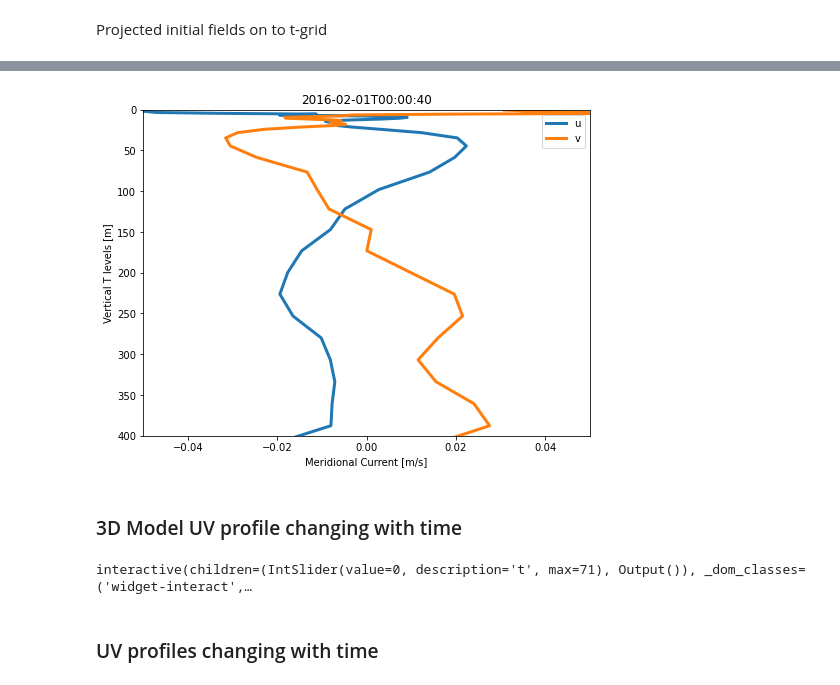
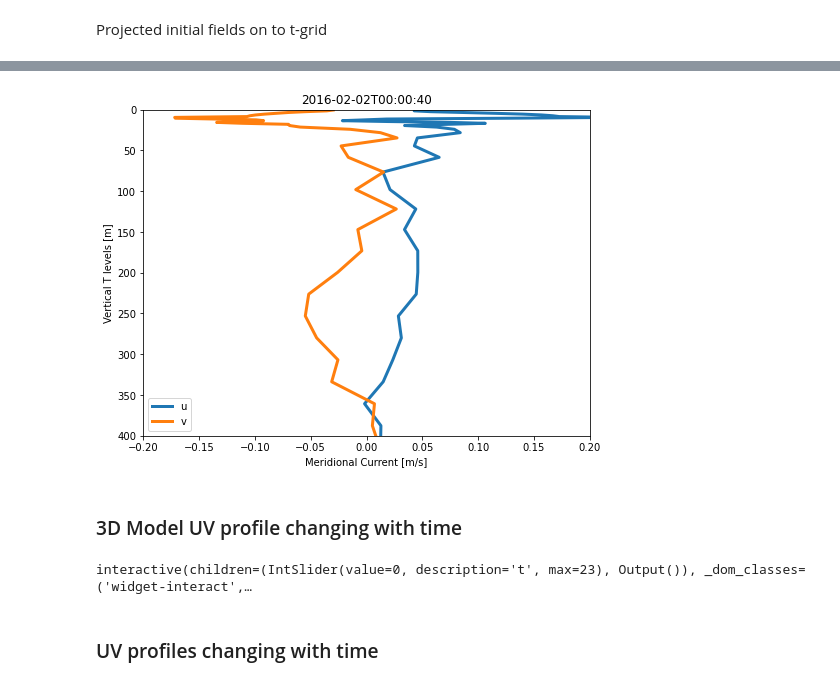
Before and after one commit to jmunroe/C1D_SS, a Jupyter notebook: EXP00/Model Comparison.ipynb, the cells around one changed output, grey strips where cells are left out. Drawn from its saved outputs; the diff is of its cells as text; code cells hidden in the pictures.

```diff
--- a/EXP00/Model Comparison.ipynb
+++ b/EXP00/Model Comparison.ipynb
@@ -10,11 +10,9 @@ from ipywidgets import interact, interactive, fixed, interact_manual
 import ipywidgets as widgets
 import os
 # %%
-model_dir = 'default_biogeochem/'
-model_dir = 'initialized_biogeochemistry/'
-model_dir = 'showing_inertial_currents/'
-
-#model_dir = './'
+#model_dir = 'surface_forcing'
+#model_dir = 'no_surface_forcing'
+model_dir = './'
 # %%
 import matplotlib as mpl
 mpl.rcParams['lines.linewidth'] = 3
@@ -141,7 +137,7 @@ ds = xr.open_dataset(os.path.join(model_dir, 'output.init.nc'))
 ds.vozocrtx.isel(x=1, y=1, time_counter=0).plot(y='deptht', label='u')
 ds.vomecrty.isel(x=1, y=1, time_counter=0).plot(y='deptht', label='v')
 plt.ylim(ymin, 0)
-plt.xlim(-0.05, 0.05)
+plt.xlim(-0.2, 0.2)
 plt.legend()
 timestr = np.datetime_as_string(ds.time_counter[0], unit='s')
 plt.title(timestr)
@@ -150,24 +146,27 @@ Text(0.5, 1.0, '2016-02-01T00:00:40')
-[figure, old version]
+[figure, new version]
 # %% [markdown]
 ### 3D Model UV profile changing with time
 # %%
-@interact(t=(0, 71, 1))
+ds = xr.open_dataset('source_model/SalishSeaCast-VNR002_1h_grid_U_y2016m02d02.nc')
+u = ds.isel(x=241, y=501).vozocrtx.load()
+ds = xr.open_dataset('source_model/SalishSeaCast-VNR002_1h_grid_V_y2016m02d02.nc')
+v = ds.isel(x=241, y=501).vomecrty.load()
+
+@interact(t=(0, 23, 1))
 def plot_uv(t=0):
-    ds = xr.open_mfdataset('model/SalishSeaCast-VNR002_1h_grid_U_*.nc')
-    u = ds.isel(x=241, y=501, time_counter=t).vozocrtx
-    ds = xr.open_mfdataset('model/SalishSeaCast-VNR002_1h_grid_V_*.nc')
-    v = ds.isel(x=241, y=501, time_counter=t).vomecrty
+    us = u.isel(time_counter=t)
+    vs = v.isel(time_counter=t)
 
-    u.plot(y='depthu', label='u')
-    v.plot(y='depthv', label='v')
+    us.plot(y='depthu', label='u')
+    vs.plot(y='depthv', label='v')
 
     plt.ylim(ymin, 0)
-    plt.xlim(-0.05, 0.05)
+    plt.xlim(-0.2, 0.2)
     plt.legend()
     timestr = np.datetime_as_string(ds.time_counter[t], unit='s')
     plt.title(timestr)
 # %% [output]
-interactive(children=(IntSlider(value=0, description='t', max=71), Output()), _dom_classes=('widget-interact',…
+interactive(children=(IntSlider(value=0, description='t', max=23), Output()), _dom_classes=('widget-interact',…
 # %% [markdown]
 ### UV profiles changing with time
 # %%
```
Also changed, not shown: parts of 17 cells of this notebook, 2 other files.
